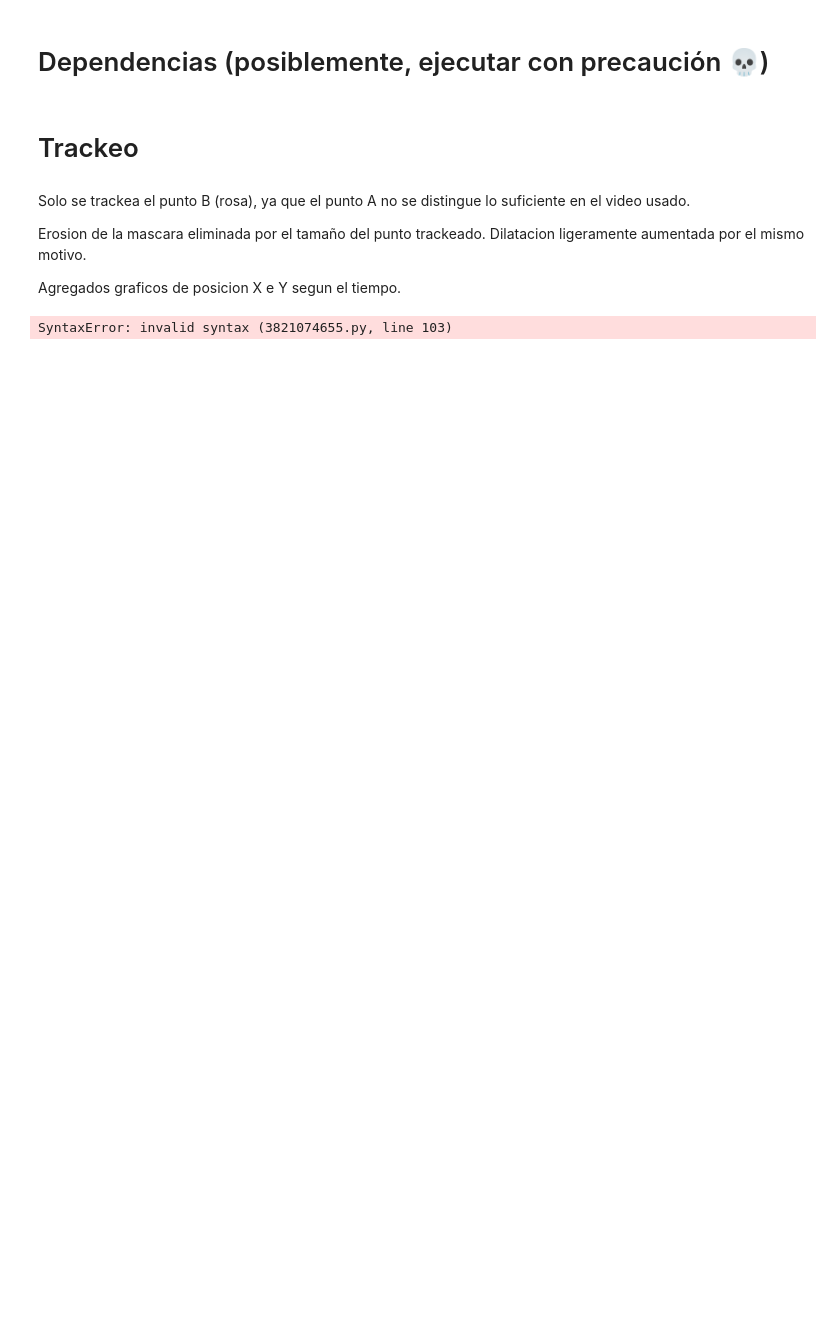
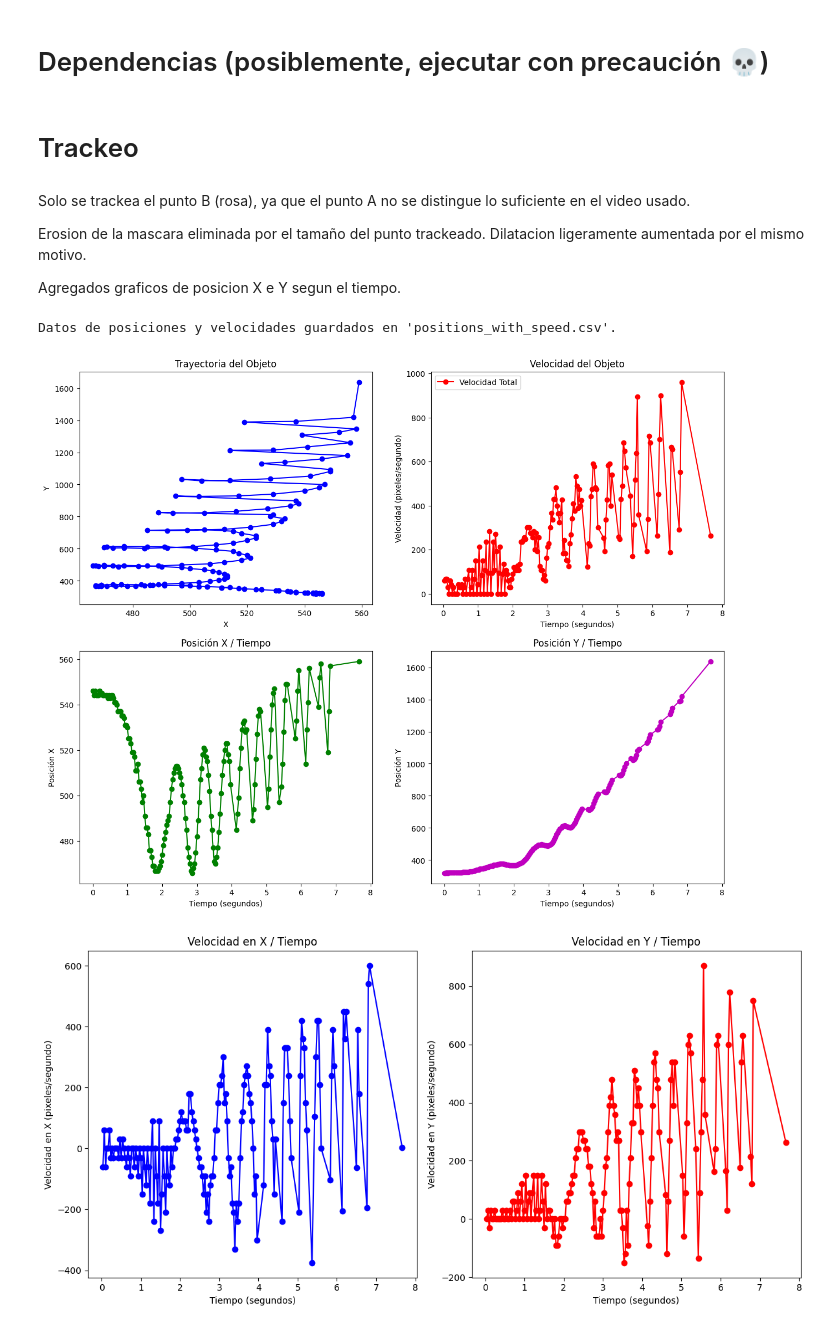
Before and after one commit to MatiOrtiz/proyecto-yoyo, a Jupyter notebook: YoYoTrack.ipynb, the cells around one changed output. Drawn from its saved outputs; the diff is of its cells as text; code cells hidden in the pictures; blank space fills up the shorter version.

Commit message:
velocidad en X e Y agregada

```diff
--- a/YoYoTrack.ipynb
+++ b/YoYoTrack.ipynb
@@ -27,7 +27,7 @@ pinkLower = (140, 30, 230)
 pinkUpper = (170, 122, 255)
 
 # Carga el video
-cap = cv2.VideoCapture('/content/YoYoFreeFall1Saturated.mp4')
+cap = cv2.VideoCapture('Videos/YoYoFreeFall1Saturated.mp4')
 
 # Variables para guardar las posiciones y tiempos
 positions = []
@@ -133,31 +133,48 @@ fig, ((ax1, ax2), (ax3, ax4)) = plt.subplots(2, 2, figsize=(15, 12))
 ax1.plot(df['X'], df['Y'], marker='o', linestyle='-', color='b')
 ax1.set_xlabel('X')
 ax1.set_ylabel('Y')
 ax1.set_title('Trayectoria del Objeto')
 
 # Grafica la velocidad
 ax2.plot(df['Time (sec)'], df['Speed'], marker='o', linestyle='-', color='r', label='Velocidad Total')
 ax2.set_xlabel('Tiempo (segundos)')
 ax2.set_ylabel('Velocidad (pixeles/segundo)')
 ax2.set_title('Velocidad del Objeto')
 ax2.legend()
 
 # Grafica la posición X en función del tiempo
 ax3.plot(df['Time (sec)'], df['X'], marker='o', linestyle='-', color='g')
 ax3.set_xlabel('Tiempo (segundos)')
 ax3.set_ylabel('Posición X')
 ax3.set_title('Posición X / Tiempo')
 
 # Grafica la posición Y en función del tiempo
 ax4.plot(df['Time (sec)'], df['Y'], marker='o', linestyle='-', color='m')
 ax4.set_xlabel('Tiempo (segundos)')
 ax4.set_ylabel('Posición Y')
 ax4.set_title('Posición Y / Tiempo')
 
+# Gráfica la velocidad en X e Y en función del tiempo
+fig, (ax5, ax6) = plt.subplots(1, 2, figsize=(12, 6))
+
+# Velocidad en X
+ax5.plot(df['Time (sec)'], df['Speed_X'], marker='o', linestyle='-', color='blue')
+ax5.set_xlabel('Tiempo (segundos)')
+ax5.set_ylabel('Velocidad X (pixeles/segundo)')
+ax5.set_title('Velocidad X / Tiempo')
+
+# Velocidad en Y
+ax6.plot(df['Time (sec)'], df['Speed_Y'], marker='o', linestyle='-', color='red')
+ax6.set_xlabel('Tiempo (segundos)')
+ax6.set_ylabel('Velocidad Y (pixeles/segundo)')
+ax6.set_title('Velocidad Y / Tiempo')
+
 # Ajustar el diseño
 plt.tight_layout()
 
 # Muestra los graficos
 plt.show()
 # %% [output]
-SyntaxError: invalid syntax (3821074655.py, line 103)
+Datos de posiciones y velocidades guardados en 'positions_with_speed.csv'.
+[figure, added]
+[figure, added]
```
